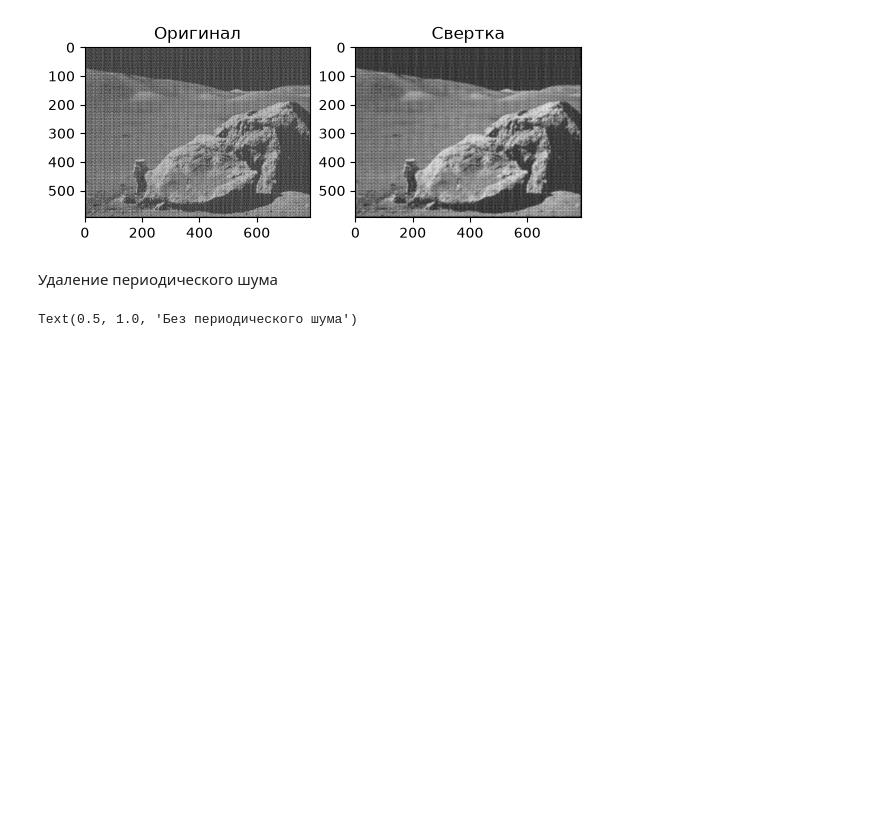
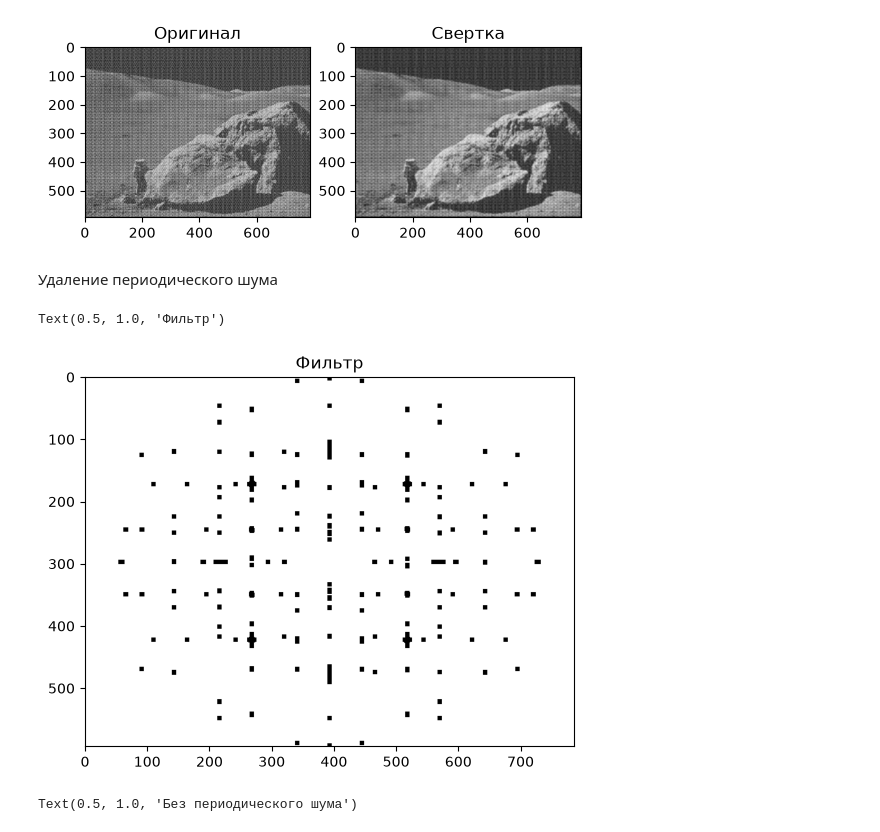
Before and after one commit to rorusi/IP-UNN-AUT-2026, a Jupyter notebook: homework5.ipynb, the cells around one changed output. Saved outputs shown, nothing was run; the diff lists cells and outputs as text; code cells hidden in the pictures; blank space fills up the shorter version.

```diff
--- a/homework5.ipynb
+++ b/homework5.ipynb
@@ -83,15 +83,21 @@ Text(0.5, 1.0, 'Свертка')
 # %% [markdown]
 Удаление периодического шума
 # %%
-rows, cols = img.shape
-notch_mask = np.ones((rows, cols, 2), np.float32)
-
-center_row = rows // 2
-center_col = cols // 2
+magnitude_spectrum = 20*np.log(cv.magnitude(dft_shift[:,:,0],dft_shift[:,:,1]))
 # %%
-noise_offset_y = 41
-r = 5
+mask = np.ones(dft_shift.shape, np.uint8)
+centerX, centerY = (img.shape[0] // 2, img.shape[1] // 2)
 
-notch_mask[center_row - noise_offset_y - r : center_row - noise_offset_y + r, center_col - r : center_col + r, :] = 0
-notch_mask[center_row + noise_offset_y - r : center_row + noise_offset_y + r, center_col - r : center_col + r, :] = 0
+T = 250
+R = 30
+dots = np.argwhere(magnitude_spectrum > T)
+for x,y in dots:
+    if (x - centerX)**2 + (y - centerY)**2 > R**2:
+        mask[max(0,x-3):x+4, max(0, y-3):y+4, :] = 0
+
+plt.imshow(mask[:,:,0], cmap='gray')
+plt.title('Фильтр')
+# %% [output]
+Text(0.5, 1.0, 'Фильтр')
+[figure, added]
 # %%
```
Also changed, not shown: parts of 2 cells of this notebook.
